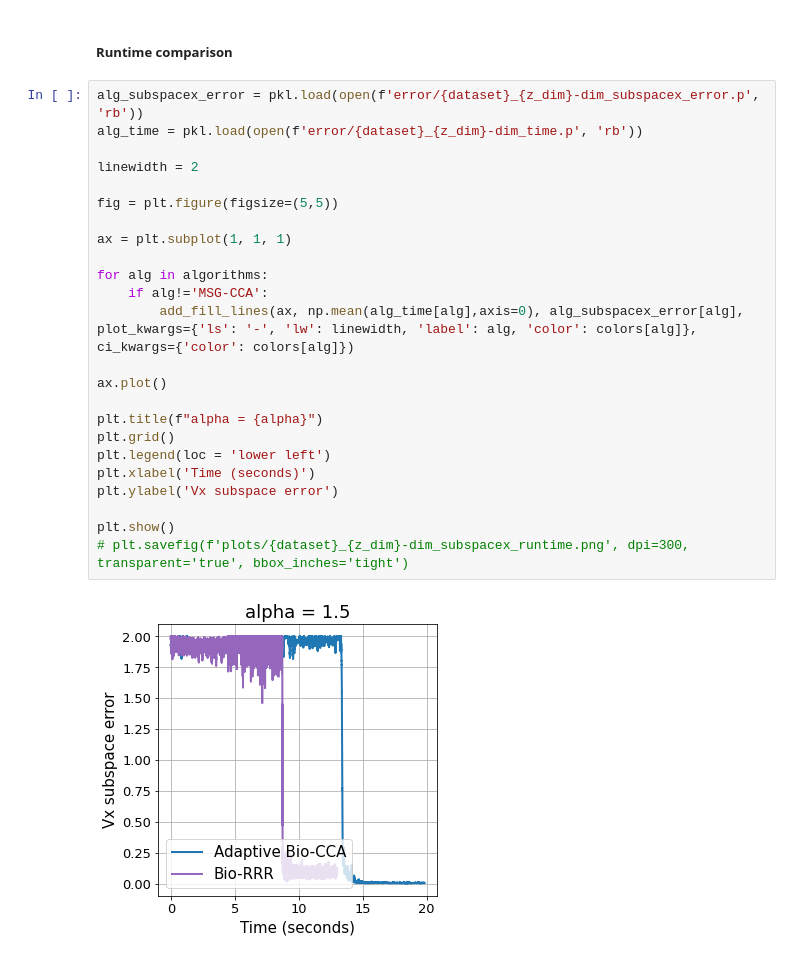
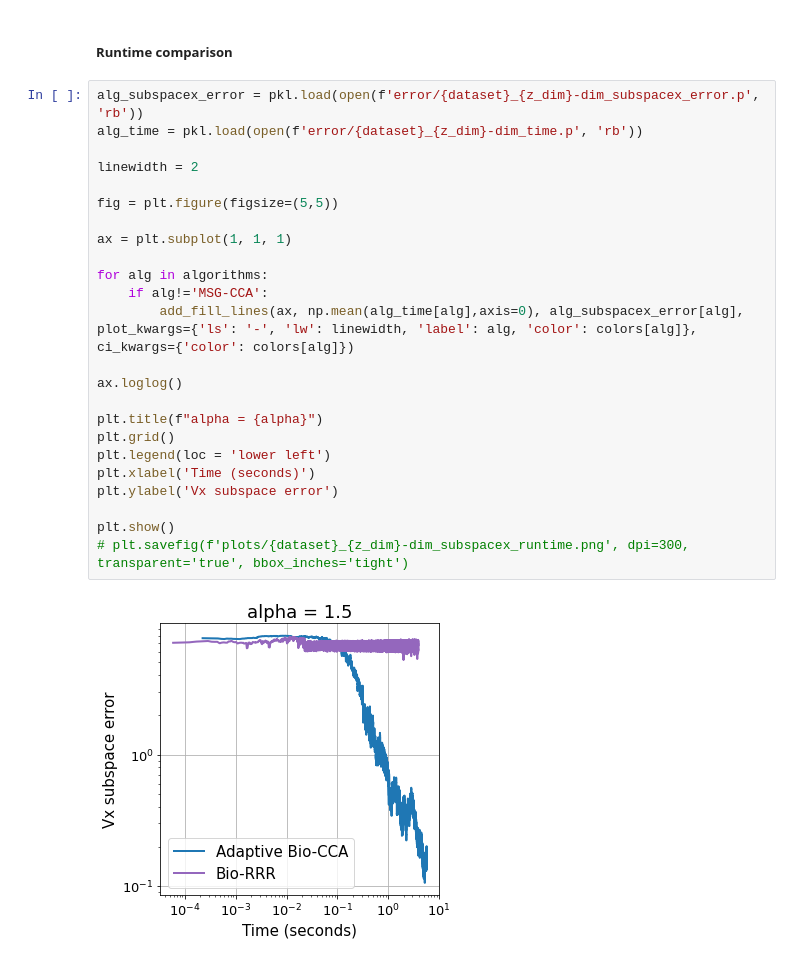
Before and after one commit to flatironinstitute/bio-cca, a Jupyter notebook: demo_adaptive_cca.ipynb, the cells around one changed output. Cells and saved outputs as stored; diff of their text form.

```diff
--- a/demo_adaptive_cca.ipynb
+++ b/demo_adaptive_cca.ipynb
@@ -298,26 +298,26 @@ plt.show()
 # %%
 alg_subspacex_error = pkl.load(open(f'error/{dataset}_{z_dim}-dim_subspacex_error.p', 'rb'))
 alg_time = pkl.load(open(f'error/{dataset}_{z_dim}-dim_time.p', 'rb'))
 
 linewidth = 2
 
 fig = plt.figure(figsize=(5,5))
 
 ax = plt.subplot(1, 1, 1)
 
 for alg in algorithms:
     if alg!='MSG-CCA':
         add_fill_lines(ax, np.mean(alg_time[alg],axis=0), alg_subspacex_error[alg], plot_kwargs={'ls': '-', 'lw': linewidth, 'label': alg, 'color': colors[alg]}, ci_kwargs={'color': colors[alg]})
 
-ax.plot()
+ax.loglog()
 
 plt.title(f"alpha = {alpha}")
 plt.grid()
 plt.legend(loc = 'lower left')
 plt.xlabel('Time (seconds)')
 plt.ylabel('Vx subspace error')
 
 plt.show()
 # plt.savefig(f'plots/{dataset}_{z_dim}-dim_subspacex_runtime.png', dpi=300, transparent='true', bbox_inches='tight')
 # %% [output]
-[figure, old version]
+[figure, new version]
```
Also changed, not shown: parts of 2 cells of this notebook, 11 other files.
